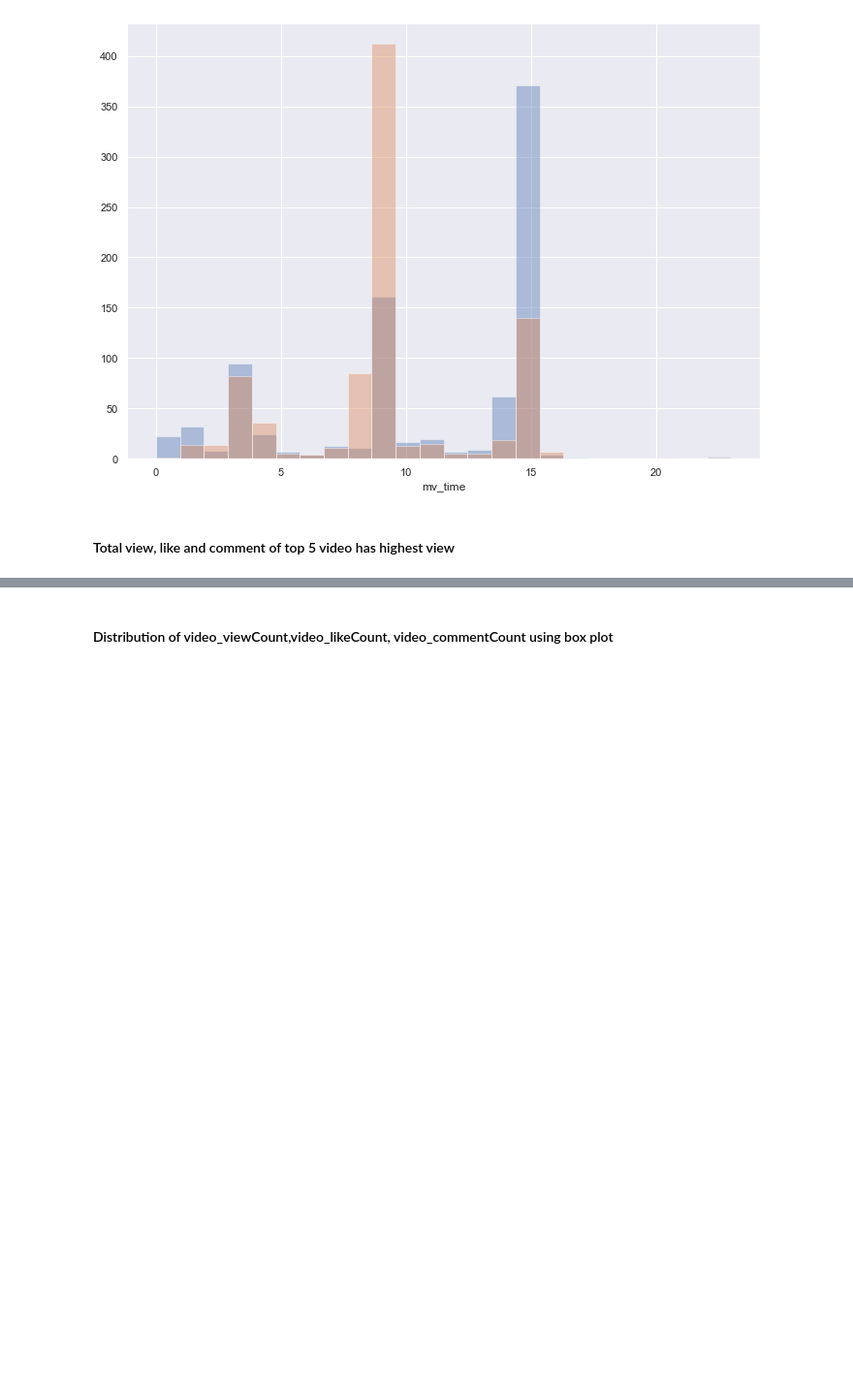
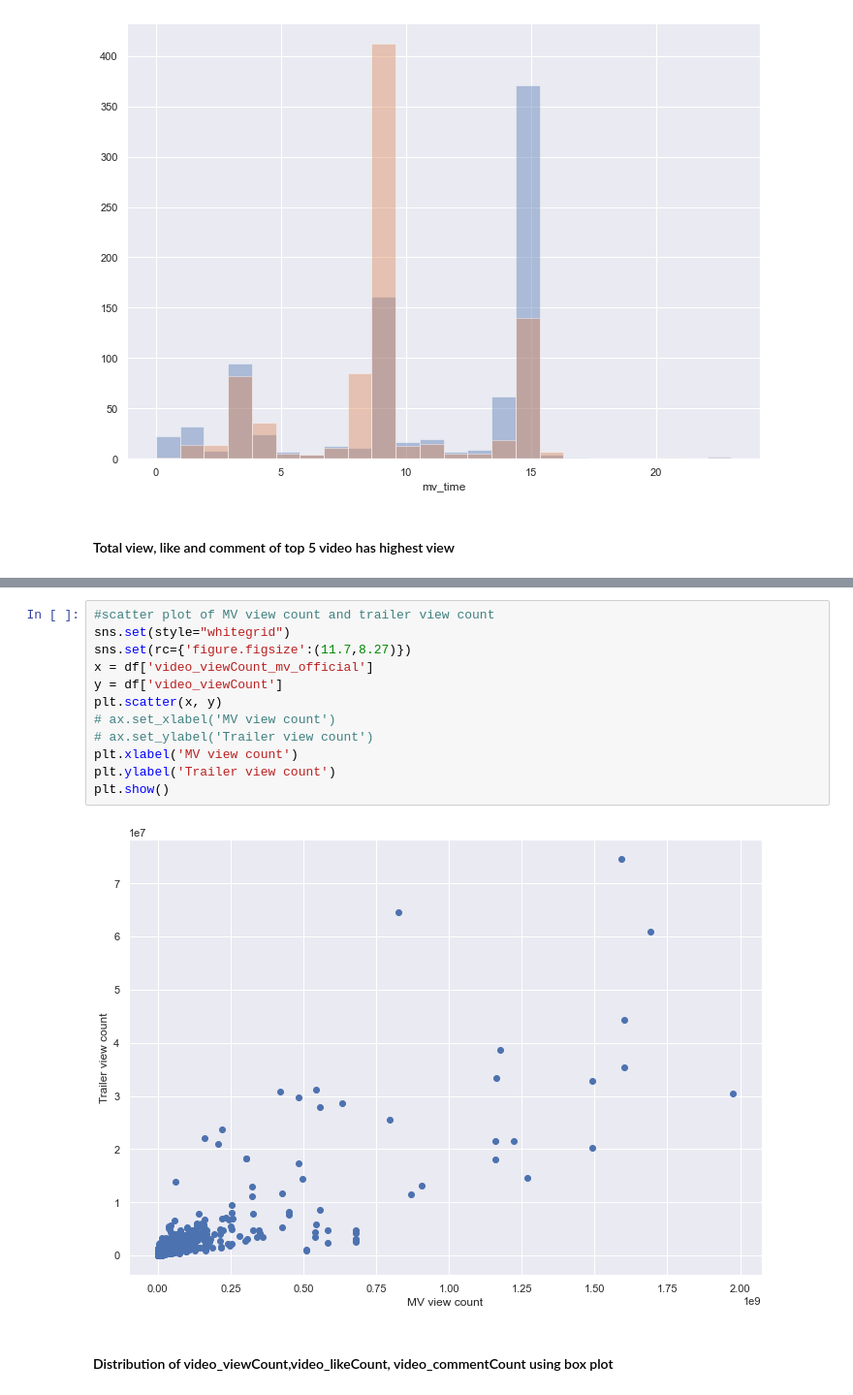
Before and after one commit to minh10022001/YoutubeData, a Jupyter notebook: plot.ipynb, the cells around one changed output, grey strips where cells are left out. Shown at 97% size. Saved outputs shown, nothing was run; the diff lists cells and outputs as text; blank space fills up the shorter version.

```diff
--- a/plot.ipynb
+++ b/plot.ipynb
@@ -146,3 +170,17 @@ plt.show()
+# %%
+#scatter plot of MV view count and trailer view count
+sns.set(style="whitegrid")
+sns.set(rc={'figure.figsize':(11.7,8.27)})
+x = df['video_viewCount_mv_official']
+y = df['video_viewCount']
+plt.scatter(x, y)
+# ax.set_xlabel('MV view count')
+# ax.set_ylabel('Trailer view count')
+plt.xlabel('MV view count')
+plt.ylabel('Trailer view count')
+plt.show()
+# %% [output]
+[figure, added]
 # %% [markdown]
 #### Distribution of video_viewCount,video_likeCount, video_commentCount using box plot
 # %%
```
Also changed, not shown: parts of 4 cells of this notebook, 2 other files.
